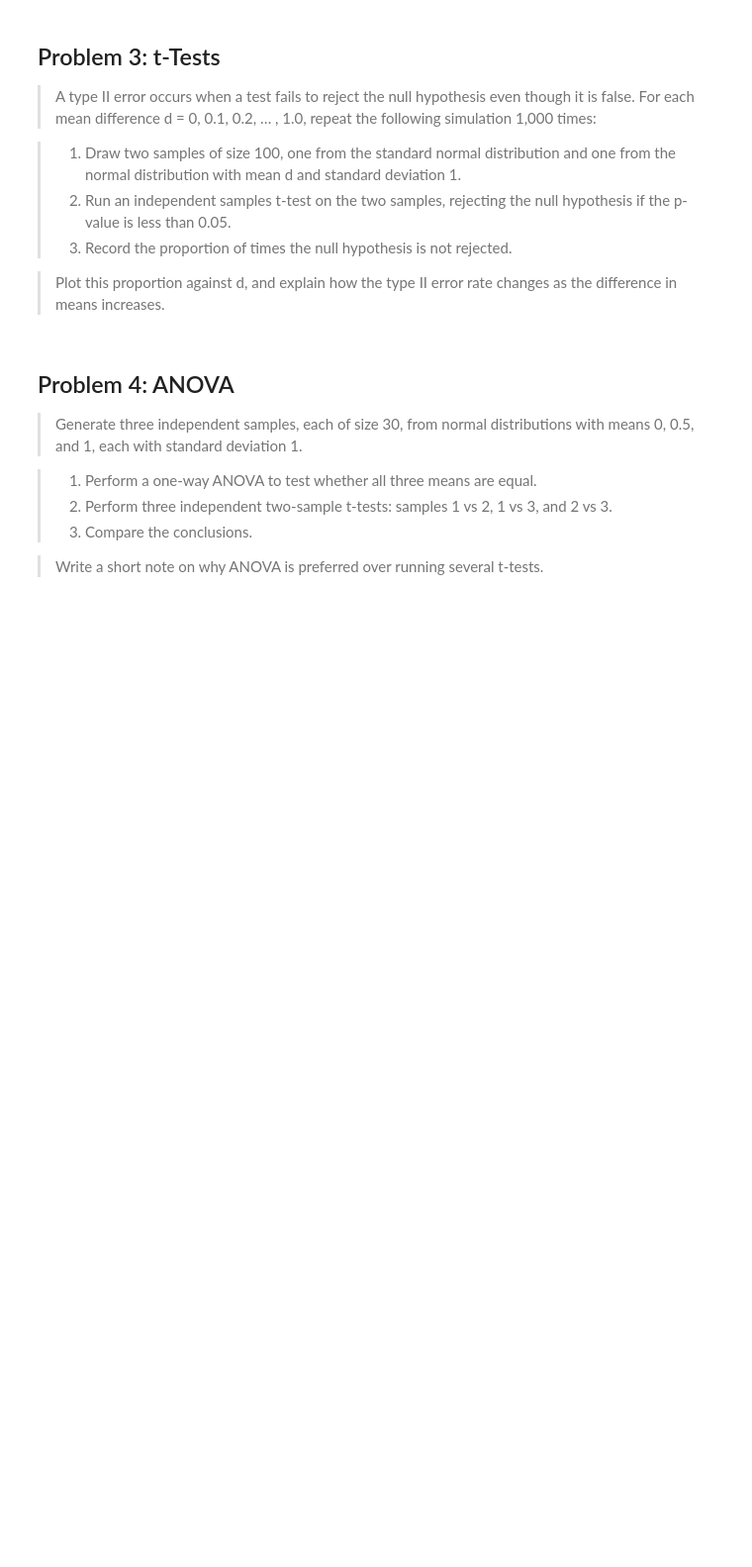
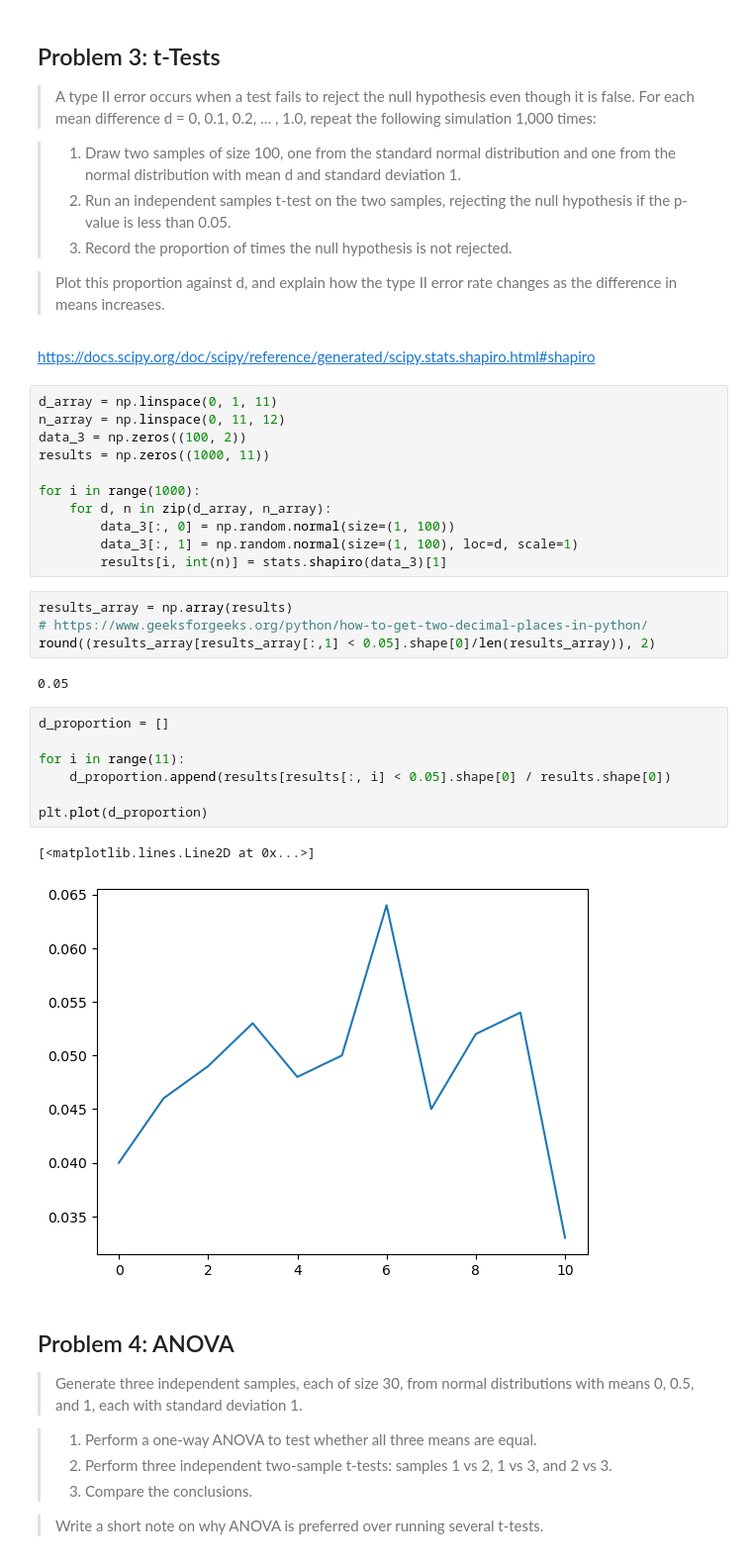
Before and after one commit to CeamanCollins/applied-statistics-assessment, a Jupyter notebook: problems.ipynb, the cells around one changed output. Shown: that part at 99% size. Drawn from its saved outputs; the diff is of its cells as text; blank space fills up the shorter version.

```diff
--- a/problems.ipynb
+++ b/problems.ipynb
@@ -376,6 +380,35 @@ ${\displaystyle s^{2}={\frac {n}{n-1}}{\hat {\sigma }}^{2}={\frac {1}{n-1}}\sum
 > 3. Record the proportion of times the null hypothesis is not rejected.
 
 > Plot this proportion against d, and explain how the type II error rate changes as the difference in means increases.
+# %% [markdown]
+https://docs.scipy.org/doc/scipy/reference/generated/scipy.stats.shapiro.html#shapiro
+# %%
+d_array = np.linspace(0, 1, 11)
+n_array = np.linspace(0, 11, 12)
+data_3 = np.zeros((100, 2))
+results = np.zeros((1000, 11))
+
+for i in range(1000):
+    for d, n in zip(d_array, n_array):
+        data_3[:, 0] = np.random.normal(size=(1, 100))
+        data_3[:, 1] = np.random.normal(size=(1, 100), loc=d, scale=1)
+        results[i, int(n)] = stats.shapiro(data_3)[1]
+# %%
+results_array = np.array(results)
+# https://www.geeksforgeeks.org/python/how-to-get-two-decimal-places-in-python/
+round((results_array[results_array[:,1] < 0.05].shape[0]/len(results_array)), 2)
+# %% [output]
+0.05
+# %%
+d_proportion = []
+
+for i in range(11):
+    d_proportion.append(results[results[:, i] < 0.05].shape[0] / results.shape[0])
+
+plt.plot(d_proportion)
+# %% [output]
+[<matplotlib.lines.Line2D at 0x...>]
+[figure, added]
 # %% [markdown]
 ## Problem 4: ANOVA
 
```
Also changed, not shown: parts of 7 cells of this notebook.
